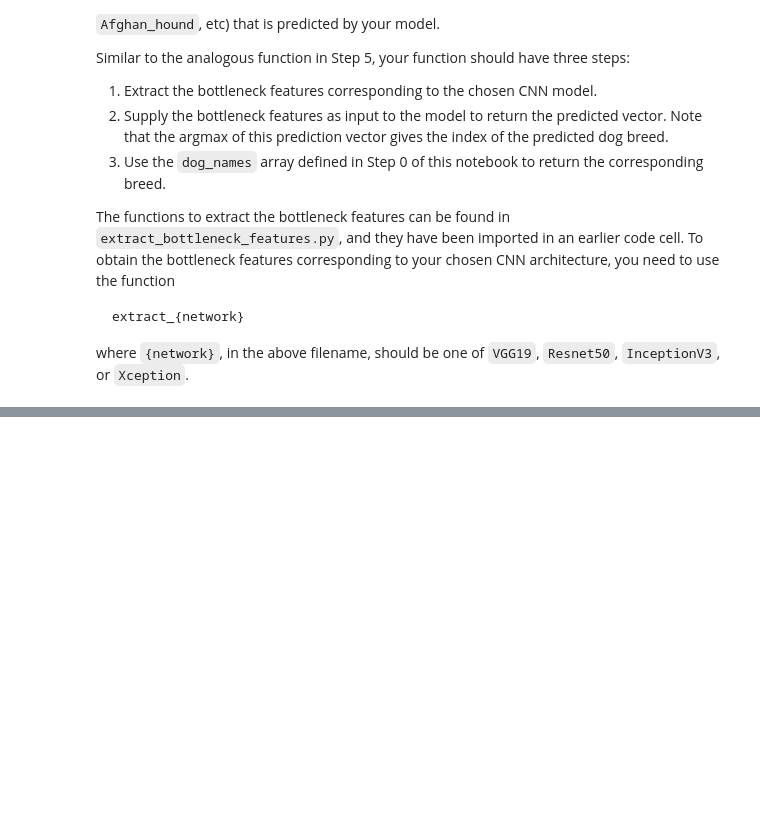
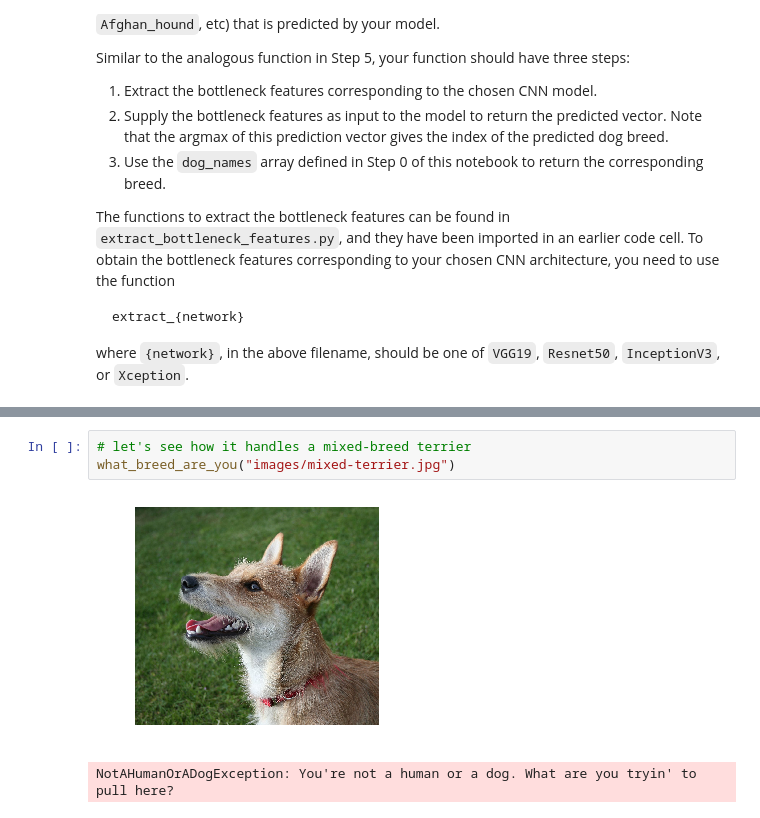
Before and after one commit to bthecohen/dog-project, a Jupyter notebook: dog_app.ipynb, the cells around one changed output, grey strips where cells are left out. Cells and saved outputs as stored; diff of their text form; blank space fills up the shorter version.

```diff
--- a/dog_app.ipynb
+++ b/dog_app.ipynb
@@ -1013,0 +1069,6 @@ __Answer:__
+# %%
+# let's see how it handles a mixed-breed terrier
+what_breed_are_you("images/mixed-terrier.jpg")
+# %% [output]
+[figure, added]
+NotAHumanOrADogException: You're not a human or a dog. What are you tryin' to pull here?
```
Also changed, not shown: parts of 22 cells of this notebook, 9 other files.
